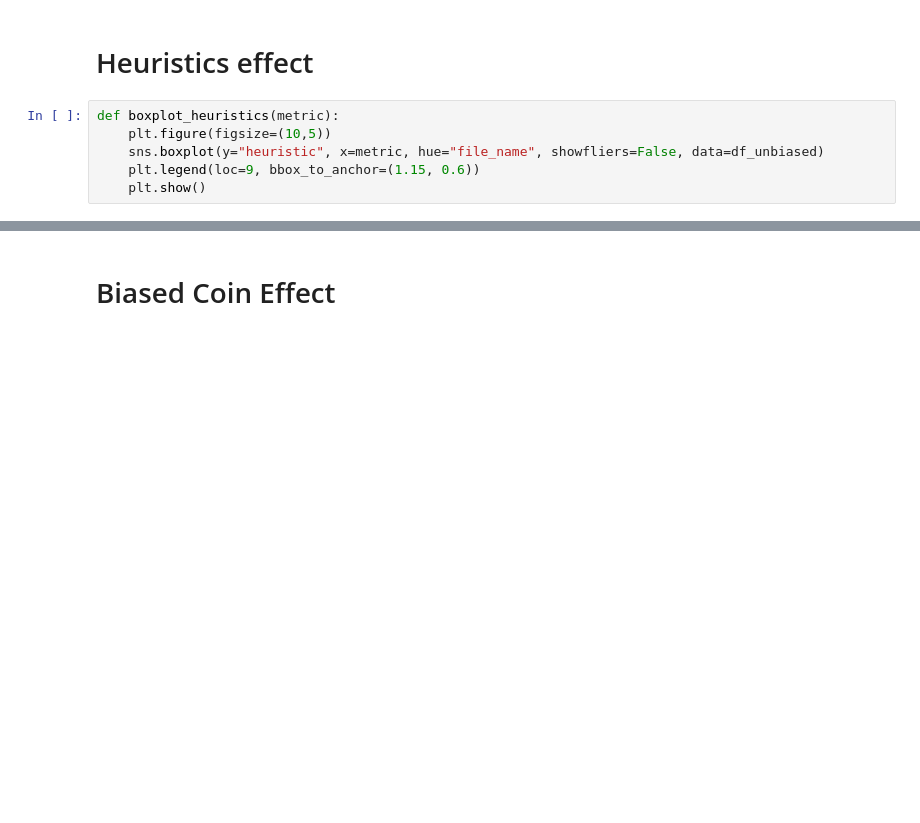
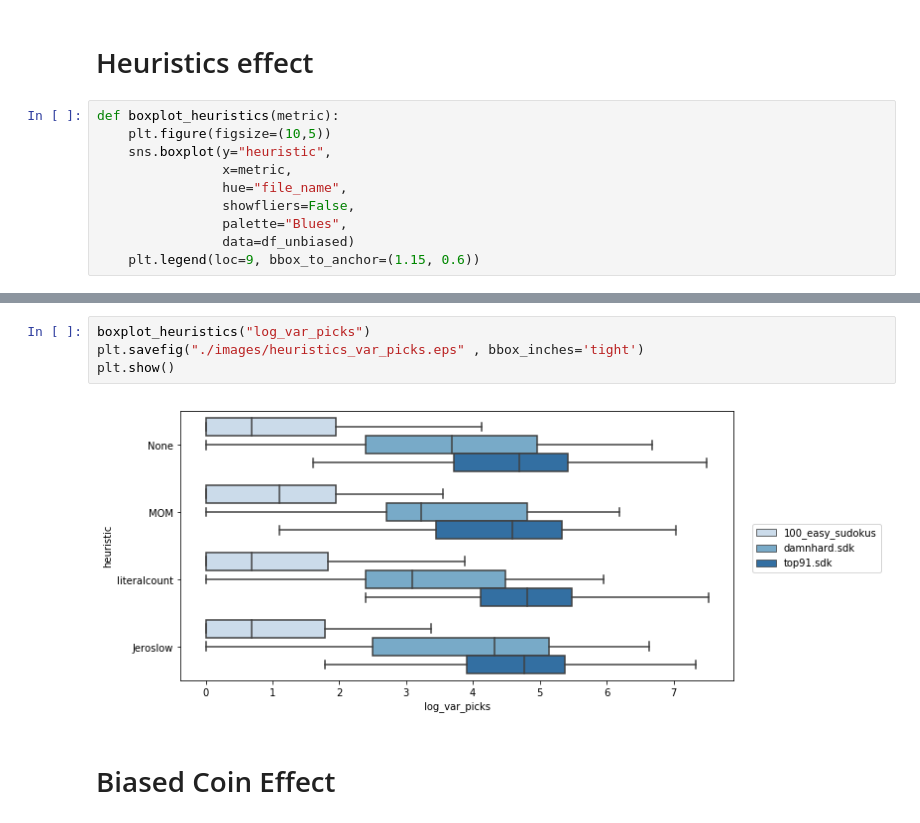
Before and after one commit to DanLszl/sat-solver, a Jupyter notebook: experiment_analysis.ipynb, the cells around one changed output, grey strips where cells are left out. Cells and saved outputs as stored; diff of their text form; blank space fills up the shorter version.

Commit message:
Finished plots for report

```diff
--- a/experiment_analysis.ipynb
+++ b/experiment_analysis.ipynb
@@ -70,6 +72,10 @@ df_unbiased = get_heuristics_metrics_data(heuristics, biased = False)
 # %%
 def boxplot_heuristics(metric):
     plt.figure(figsize=(10,5))
-    sns.boxplot(y="heuristic", x=metric, hue="file_name", showfliers=False, data=df_unbiased)
+    sns.boxplot(y="heuristic",
+                x=metric,
+                hue="file_name",
+                showfliers=False,
+                palette="Blues",
+                data=df_unbiased)
     plt.legend(loc=9, bbox_to_anchor=(1.15, 0.6))
-    plt.show()
@@ -80,3 +88,9 @@ boxplot_heuristics("log_backtracks")
+# %%
+boxplot_heuristics("log_var_picks")
+plt.savefig("./images/heuristics_var_picks.eps" , bbox_inches='tight')
+plt.show()
+# %% [output]
+[figure, added]
 # %% [markdown]
 # Biased Coin Effect
 # %%
```
Also changed, not shown: parts of 14 cells of this notebook.
